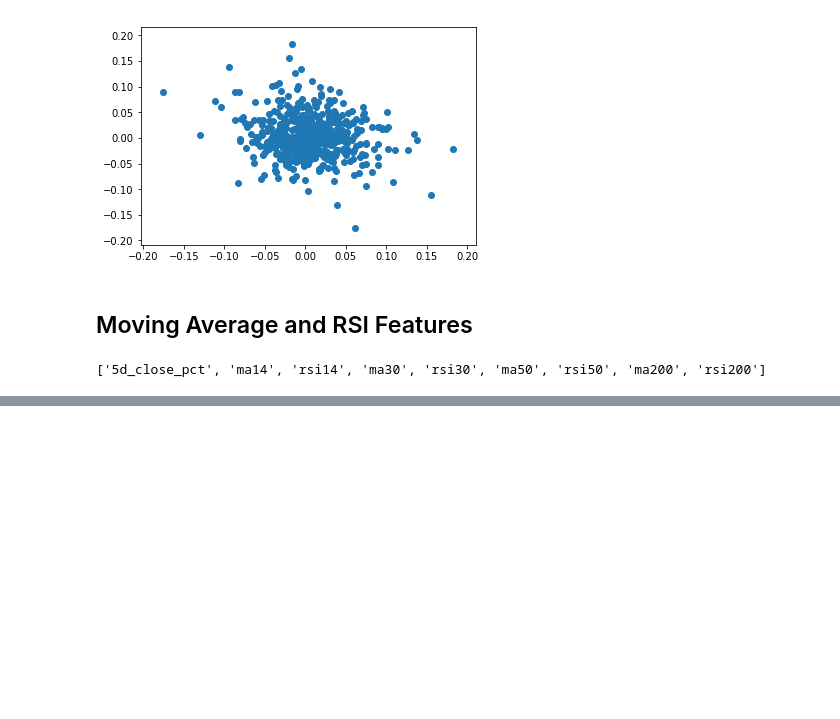
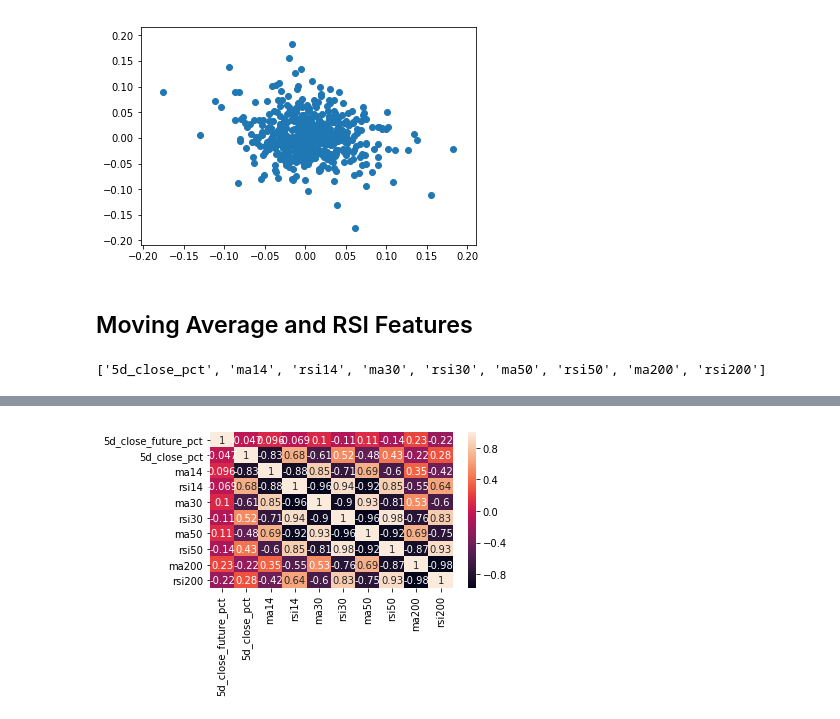
Before and after one commit to thap/machine-learning-finance, a Jupyter notebook: notebooks/Machine_Learning_for_Finance.ipynb, the cells around one changed output, grey strips where cells are left out. Saved outputs shown, nothing was run; the diff lists cells and outputs as text; code cells hidden in the pictures; blank space fills up the shorter version.

```diff
--- a/notebooks/Machine_Learning_for_Finance.ipynb
+++ b/notebooks/Machine_Learning_for_Finance.ipynb
@@ -189,0 +215,9 @@ feature_and_target.corr()
+# %%
+corr = feature_and_target.corr()
+sns.heatmap(corr, annot=True)
+plt.yticks(rotation=0)
+plt.xticks(rotation=90)
+plt.tight_layout()
+plt.show()
+# %% [output]
+[figure, added]
```
Also changed, not shown: parts of 13 cells of this notebook.
